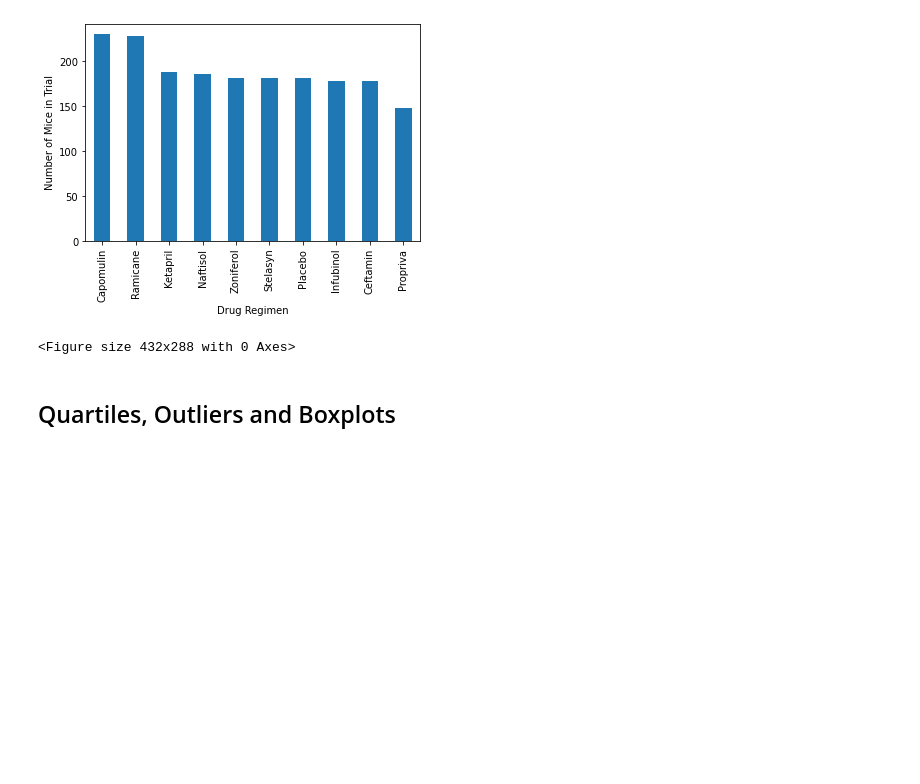
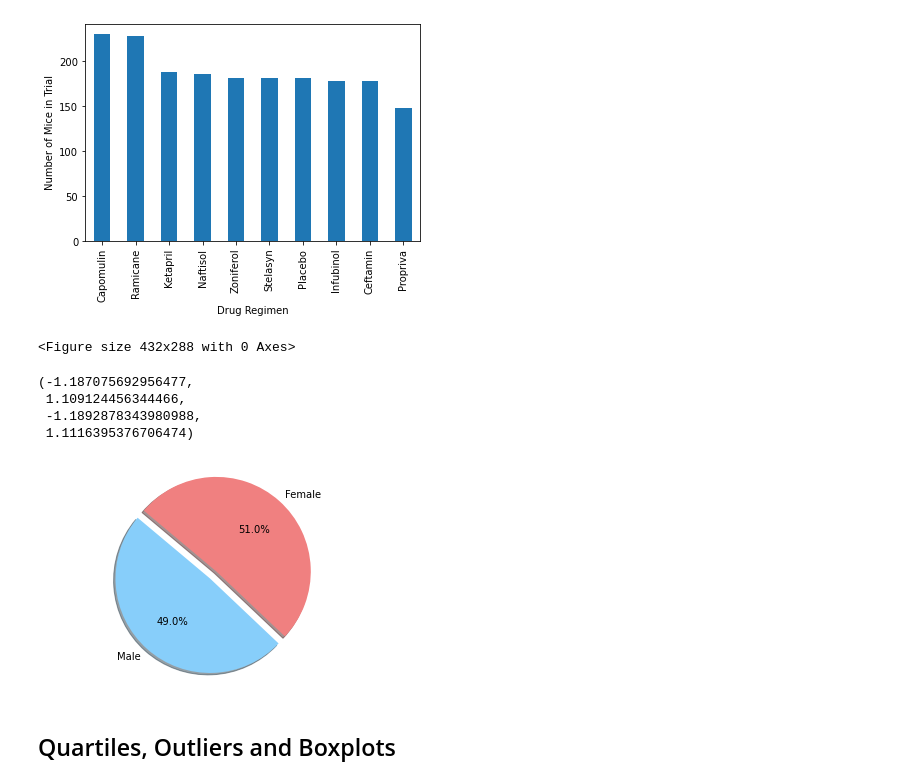
Before and after one commit to kjallen24/PowerofPlots, a Jupyter notebook: Pymaceuticals/pymaceuticals_analysis.ipynb, the cells around one changed output. Saved outputs shown, nothing was run; the diff lists cells and outputs as text; code cells hidden in the pictures; blank space fills up the shorter version.

```diff
--- a/Pymaceuticals/pymaceuticals_analysis.ipynb
+++ b/Pymaceuticals/pymaceuticals_analysis.ipynb
@@ -265,3 +263,27 @@ plt.tight_layout()
+# %%
+# Generate a pie plot showing the distribution of female versus male mice using pandas
+mvf = mouse_study_complete["Sex"].value_counts()
+mvf
+# Labels for the sections of our pie chart
+labels = ["Male", "Female"]
+
+# The values of each section of the pie chart
+sizes = [922, 958]
+
+# The colors of each section of the pie chart
+colors = ["lightskyblue", "lightcoral"]
+
+# Tells matplotlib to seperate the "Humans" section from the others
+explode = (0.1, 0)
+plt.pie(sizes, explode=explode, labels=labels, colors=colors,
+        autopct="%1.1f%%", shadow=True, startangle=140)
+plt.axis("equal")
+# %% [output]
+(-1.187075692956477,
+ 1.109124456344466,
+ -1.1892878343980988,
+ 1.1116395376706474)
+[figure, added]
 # %%
 # Generate a pie plot showing the distribution of female versus male mice using pyplot
 # %% [markdown]
```
Also changed, not shown: parts of 1 cell of this notebook.
